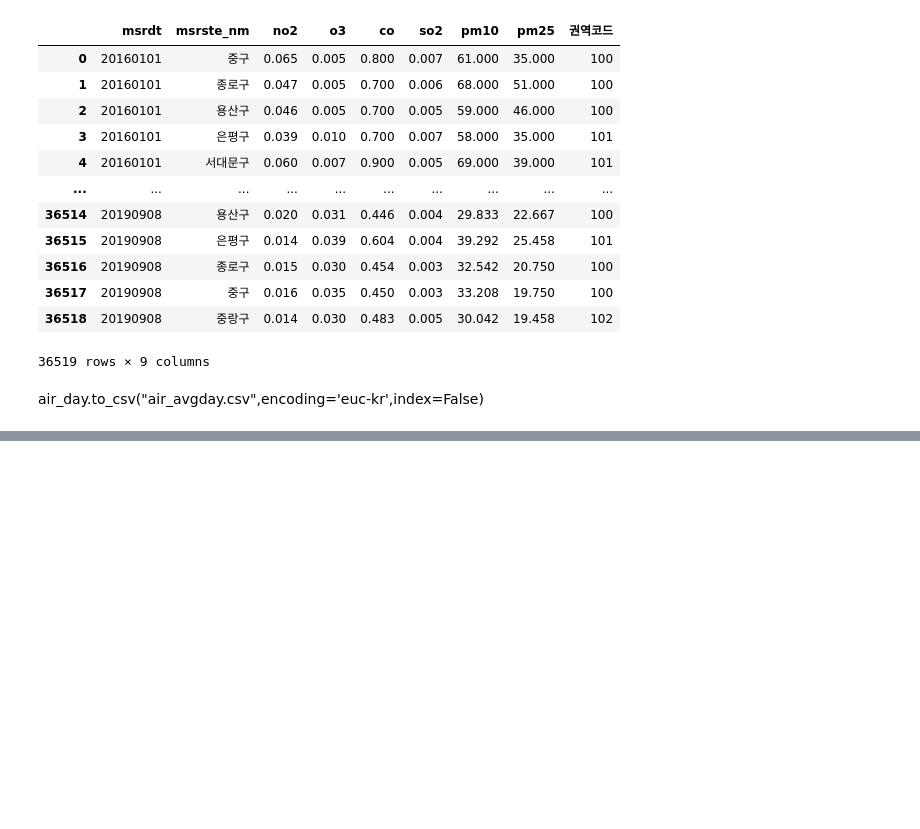
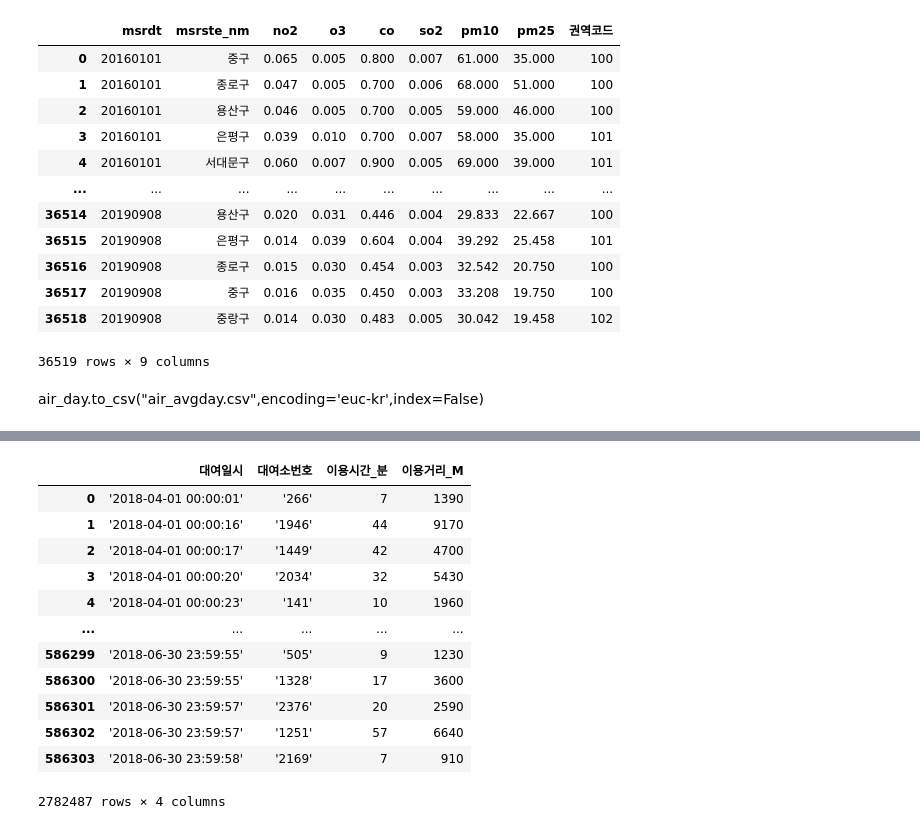
Before and after one commit to Seoheesu1/Regression, a Jupyter notebook: Preprocessing.ipynb, the cells around one changed output, grey strips where cells are left out. Saved outputs shown, nothing was run; the diff lists cells and outputs as text; code cells hidden in the pictures; blank space fills up the shorter version.

```diff
--- a/Preprocessing.ipynb
+++ b/Preprocessing.ipynb
@@ -1099,0 +1181,10 @@ air_day.to_csv("air_avgday.csv",encoding='euc-kr',index=False)
+# %%
+a2=0
+for i in range(11,15):
+    bike_data=pd.DataFrame(pd.read_csv(filenames[i],encoding='euc-kr',thousands = ','))
+    a2+=len(bike_data)
+    print(filenames[i],i,a2)
+    print(bike_data.columns[[1,2,9,10]])
+    bike_data=bike_data.iloc[:,[1,2,9,10]]
+    bike_data.columns=['대여일시','대여소번호','이용시간_분', '이용거리_M']
+    bike2=pd.concat([bike2,bike_data])
@@ -1099,0 +1200,16 @@ air_day.to_csv("air_avgday.csv",encoding='euc-kr',index=False)
+# %%
+bike2
+# %% [output]
+|  | 대여일시 | 대여소번호 | 이용시간_분 | 이용거리_M |
+| 0 | '2018-04-01 00:00:01' | '266' | 7 | 1390 |
+| 1 | '2018-04-01 00:00:16' | '1946' | 44 | 9170 |
+| 2 | '2018-04-01 00:00:17' | '1449' | 42 | 4700 |
+| 3 | '2018-04-01 00:00:20' | '2034' | 32 | 5430 |
+| 4 | '2018-04-01 00:00:23' | '141' | 10 | 1960 |
+| ... | ... | ... | ... | ... |
+| 586299 | '2018-06-30 23:59:55' | '505' | 9 | 1230 |
+| 586300 | '2018-06-30 23:59:55' | '1328' | 17 | 3600 |
+| 586301 | '2018-06-30 23:59:57' | '2376' | 20 | 2590 |
+| 586302 | '2018-06-30 23:59:57' | '1251' | 57 | 6640 |
+| 586303 | '2018-06-30 23:59:58' | '2169' | 7 | 910 |
+2782487 rows × 4 columns
```
Also changed, not shown: parts of 65 cells of this notebook.
